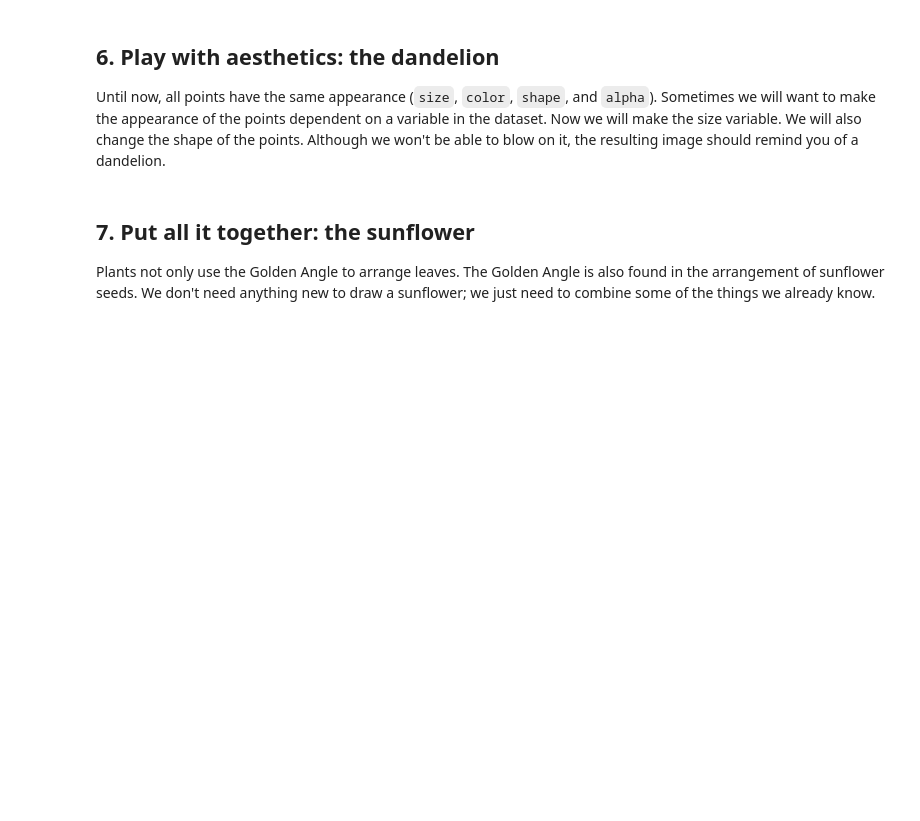
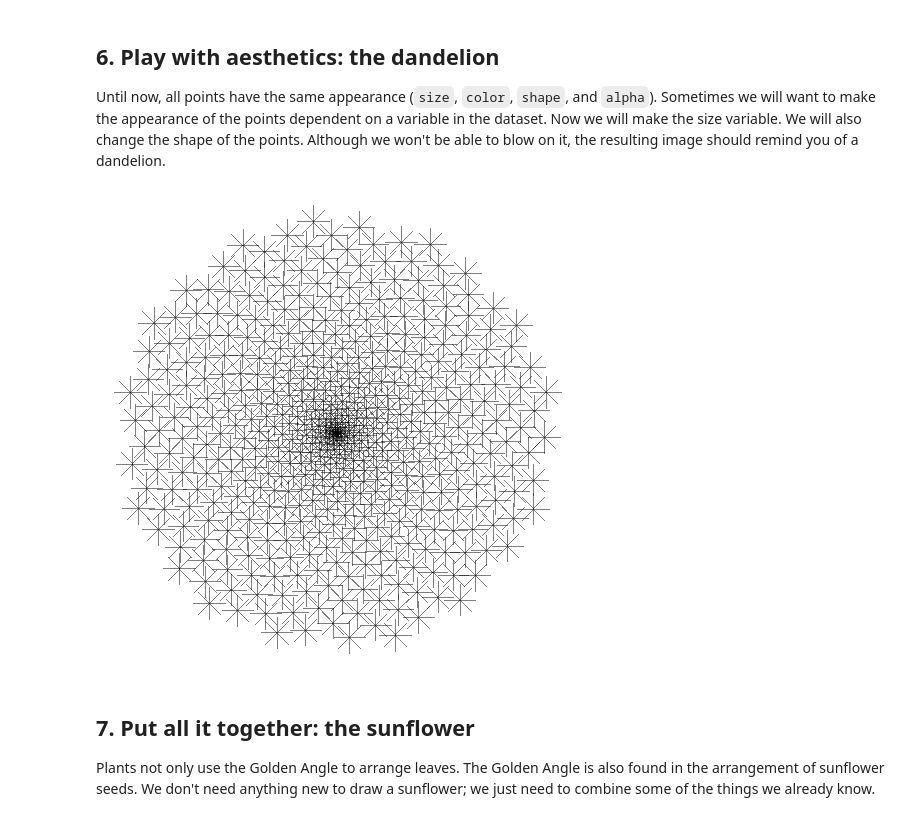
Before and after one commit to Nick-Kolowich/R-practice, a Jupyter notebook: Drawing Flowers Using R/Draw Flowers Using Mathematics/notebook.ipynb, the cells around one changed output. Saved outputs shown, nothing was run; the diff lists cells and outputs as text; code cells hidden in the pictures; blank space fills up the shorter version.

```diff
--- a/Drawing Flowers Using R/Draw Flowers Using Mathematics/notebook.ipynb
+++ b/Drawing Flowers Using R/Draw Flowers Using Mathematics/notebook.ipynb
@@ -88,8 +103,16 @@ p + # .... YOUR CODE FOR TASK 5 ....
 # %%
 # Copy the code from Task 5 and modify the
 # color, size, and shape of the points
 p <- ggplot(df, aes(x*t, y*t))
-p +  ....
+p + geom_point(aes(size=t), alpha=0.5, shape=8)+
+  theme(legend.position="none",
+        panel.background = element_rect(fill="white"),
+        panel.grid=element_blank(),
+        axis.ticks=element_blank(),
+        axis.title=element_blank(),
+        axis.text=element_blank())
+# %% [output]
+[figure, added]
 # %% [markdown]
 ## 7. Put all it together: the sunflower
 <p>Plants not only use the Golden Angle to arrange leaves. The Golden Angle is also found in the arrangement of sunflower seeds. We don't need anything new to draw a sunflower; we just need to combine some of the things we already know.</p>
```
Also changed, not shown: parts of 6 cells of this notebook.
